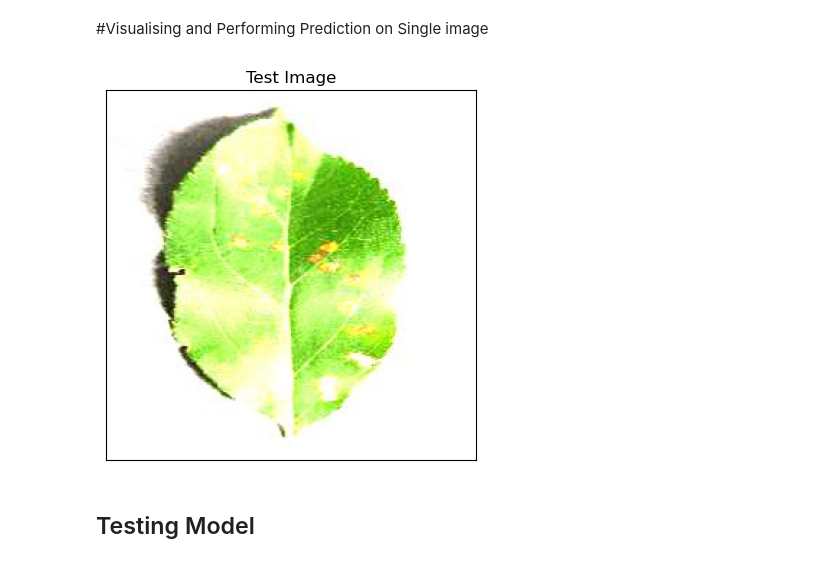
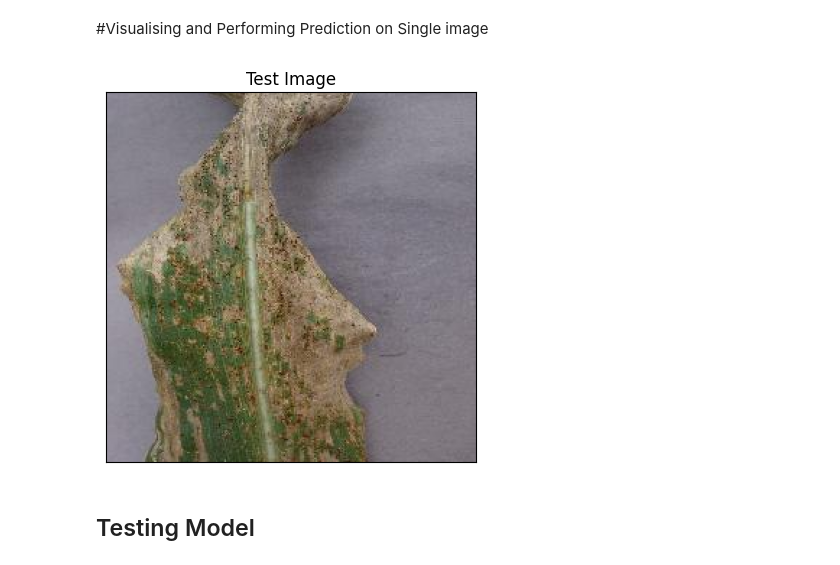
Before and after one commit to AntaresMugisho/MaizeDiseaseDetection, a Jupyter notebook: test.ipynb, the cells around one changed output. Cells and saved outputs as stored; diff of their text form; code cells hidden in the pictures.

```diff
--- a/test.ipynb
+++ b/test.ipynb
@@ -43,18 +38,18 @@ cnn = tf.keras.models.load_model('model.keras')
 # %%
 #Test Image Visualization
 import cv2
-image_path = 'test/test/AppleCedarRust1.JPG'
+image_path = './valid/Gray_Leaf_Spot/1ae12a5e-1f91-4aec-a508-b6e05d78a8ff___RS_NLB 3908.JPG'
 # Reading an image in default mode
 img = cv2.imread(image_path)
-img = cv2.cvtColor(img,cv2.COLOR_BGR2RGB) #Converting BGR to RGB
+img = cv2.cvtColor(img, cv2.COLOR_BGR2RGB) #Converting BGR to RGB
 # Displaying the image
 plt.imshow(img)
 plt.title('Test Image')
 plt.xticks([])
 plt.yticks([])
 plt.show()
 # %% [output]
-[figure, old version]
+[figure, new version]
 # %% [markdown]
 ## Testing Model
 # %%
```
Also changed, not shown: parts of 7 cells of this notebook, 5 other files.
